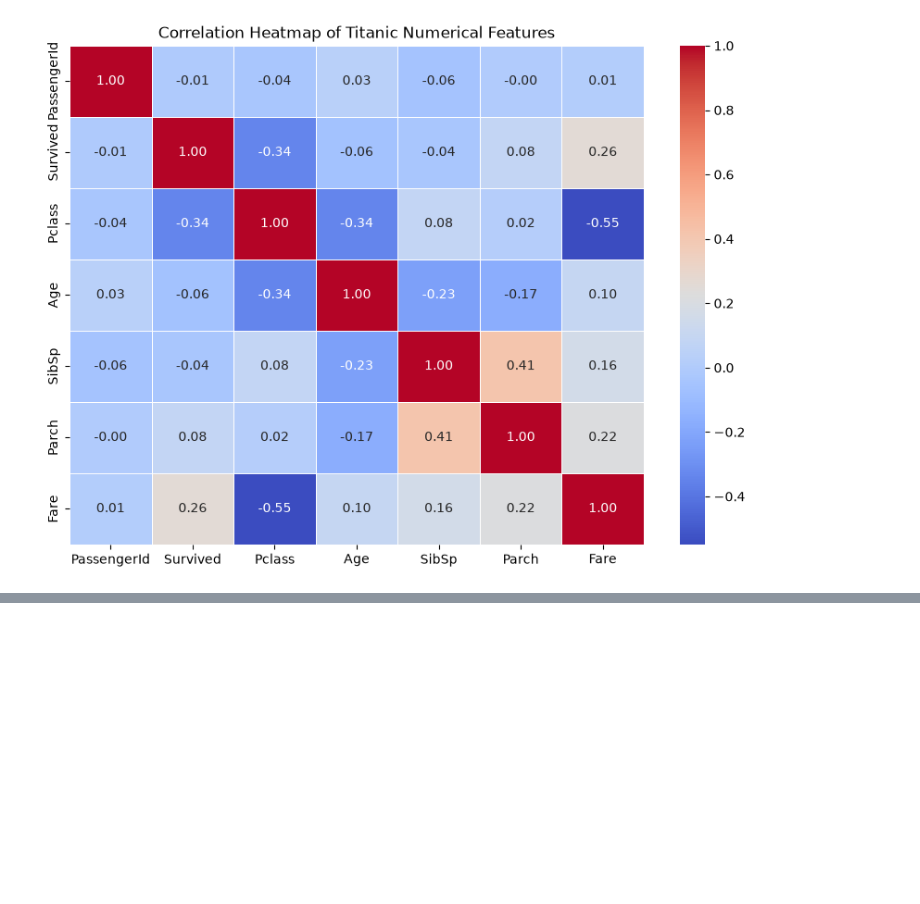
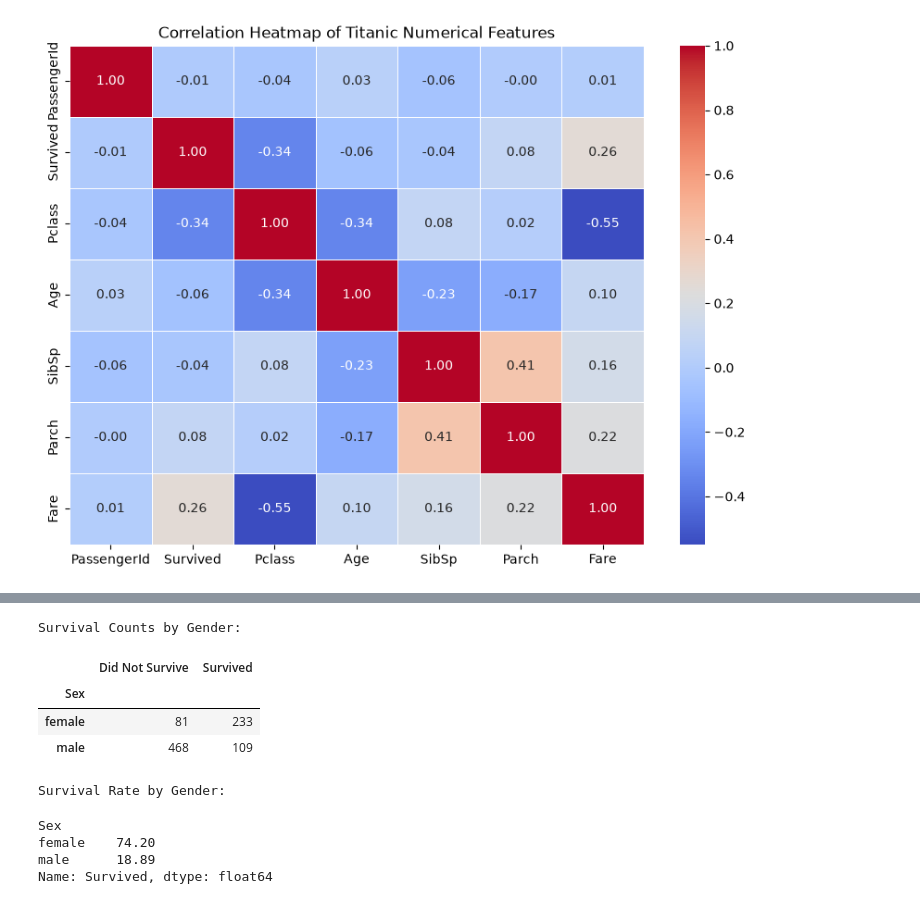
Before and after one commit to zuhranrasool/neurofive-ml-track, a Jupyter notebook: notebooks/Titanic_EDA.ipynb, the cells around one changed output, grey strips where cells are left out. Saved outputs shown, nothing was run; the diff lists cells and outputs as text; code cells hidden in the pictures; blank space fills up the shorter version.

Commit message:
Analyze survival by gender

```diff
--- a/notebooks/Titanic_EDA.ipynb
+++ b/notebooks/Titanic_EDA.ipynb
@@ -629,0 +634,31 @@ plt.show()
+# %%
+# Compare survival counts by gender
+
+survival_by_gender = pd.crosstab(
+    df["Sex"],
+    df["Survived"]
+)
+
+survival_by_gender.columns = ["Did Not Survive", "Survived"]
+
+print("Survival Counts by Gender:")
+display(survival_by_gender)
+# %% [output]
+Survival Counts by Gender:
+|  | Did Not Survive | Survived |
+| Sex |  |  |
+| female | 81 | 233 |
+| male | 468 | 109 |
+# %%
+# Calculate survival rates by gender
+
+survival_rate_by_gender = df.groupby("Sex")["Survived"].mean() * 100
+
+print("Survival Rate by Gender:")
+display(survival_rate_by_gender.round(2))
+# %% [output]
+Survival Rate by Gender:
+Sex
+female    74.20
+male      18.89
+Name: Survived, dtype: float64
```
Also changed, not shown: parts of 2 cells of this notebook.
